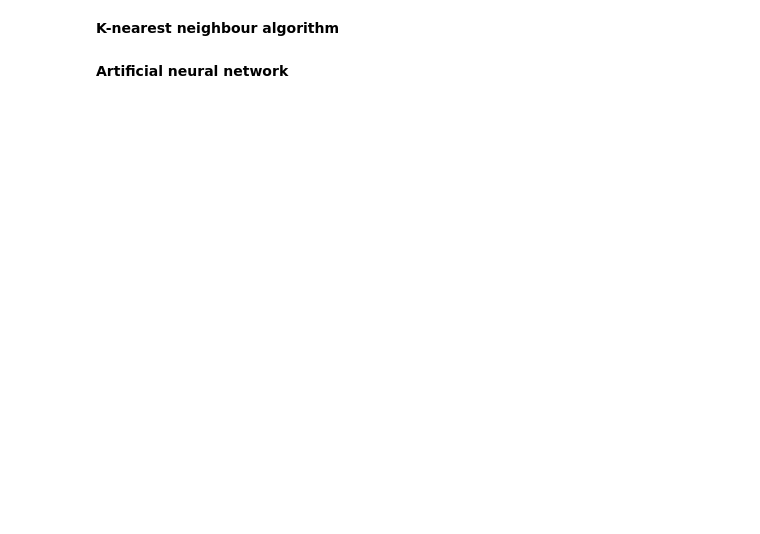
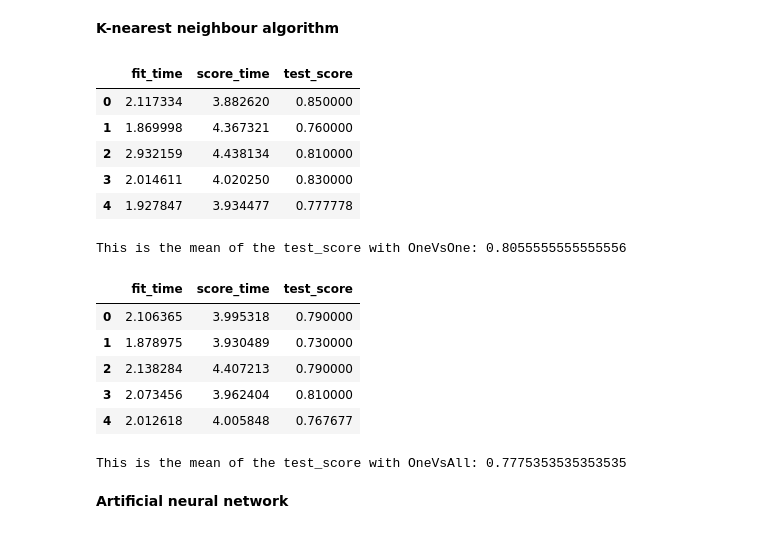
Before and after one commit to francescocarzaniga/IML-Project, a Jupyter notebook: Carzaniga-Donati.ipynb, the cells around one changed output. Drawn from its saved outputs; the diff is of its cells as text; code cells hidden in the pictures; blank space fills up the shorter version.

```diff
--- a/Carzaniga-Donati.ipynb
+++ b/Carzaniga-Donati.ipynb
@@ -741,31 +776,41 @@ print(val_1)
 **K-nearest neighbour algorithm**
 # %%
 model_K = KNeighborsClassifier
-estimator = Pipeline([("imputer", SimpleImputer(missing_values= np.nan,strategy="median")),("Transform",OneVsOne(model_K,n_neighbors=5))])
-val_K = cross_validate(estimator, dataset, y.ravel(), cv=5)
 
-display(pd.DataFrame(val_K))
+onevone_transform = OneVsOne(model_K,n_neighbors=5)
+estimator_ovo = Pipeline([("Imputer", median_imputer),("Transformer", onevone_transform)])
 
-mean_val_K = val_K["test_score"].mean()
-print("This is the mean of the test_score with OneVsOne:", mean_val_K)
+val_ovo = cross_validate(estimator_ovo, dataset, y.ravel(), cv=5)
 
-# Compare with sklearn
-clf_ovo = Pipeline([("imputer", SimpleImputer(missing_values= np.nan,strategy="median")),("onevsonefitter", OneVsOneClassifier(model_K(n_neighbors=5)))])
-val_ovo = cross_validate(clf_ovo, dataset, y.ravel(), cv=5)["test_score"].mean()
-print(val_ovo)
+display(pd.DataFrame(val_ovo))
+mean_val_ovo = val_ovo["test_score"].mean()
+print("This is the mean of the test_score with OneVsOne:", mean_val_ovo)
 
 # Now the same with OneVsAll
 
-estimator_ova = Pipeline([("imputer", SimpleImputer(missing_values= np.nan,strategy="median")),("Transform",OneVsAll(model_K,n_neighbors=5))])
-val_K_ova = cross_validate(estimator_ova, dataset, y.ravel(), cv=5)
-display(pd.DataFrame(val_K_ova))
-mean_val_K_ova = val_K_ova["test_score"].mean()
-print("This is the mean of the test_score with OneVsAll:", mean_val_K_ova)
+onevall_transform = OneVsAll(model_K,n_neighbors=5)
+estimator_ova = Pipeline([("Imputer", median_imputer),("Transformer", onevall_transform)])
 
-# Compare with sklearn
-clf = Pipeline([("imputer", SimpleImputer(missing_values= np.nan,strategy="median")),("onevsallfitter", OneVsRestClassifier(model_K(n_neighbors=5)))])
-val_1 = cross_validate(clf, dataset, y.ravel(), cv=5)["test_score"].mean()
-print(val_1)
+val_ova = cross_validate(estimator_ova, dataset, y.ravel(), cv=5)
+
+display(pd.DataFrame(val_ova))
+mean_val_ova = val_ova["test_score"].mean()
+print("This is the mean of the test_score with OneVsAll:", mean_val_ova)
+# %% [output]
+|  | fit_time | score_time | test_score |
+| 0 | 2.117334 | 3.882620 | 0.850000 |
+| 1 | 1.869998 | 4.367321 | 0.760000 |
+| 2 | 2.932159 | 4.438134 | 0.810000 |
+| 3 | 2.014611 | 4.020250 | 0.830000 |
+| 4 | 1.927847 | 3.934477 | 0.777778 |
+This is the mean of the test_score with OneVsOne: 0.8055555555555556
+|  | fit_time | score_time | test_score |
+| 0 | 2.106365 | 3.995318 | 0.790000 |
+| 1 | 1.878975 | 3.930489 | 0.730000 |
+| 2 | 2.138284 | 4.407213 | 0.790000 |
+| 3 | 2.073456 | 3.962404 | 0.810000 |
+| 4 | 2.012618 | 4.005848 | 0.767677 |
+This is the mean of the test_score with OneVsAll: 0.7775353535353535
 # %% [markdown]
 **Artificial neural network**
 # %%
```
Also changed, not shown: parts of 29 cells of this notebook, 2 other files.
